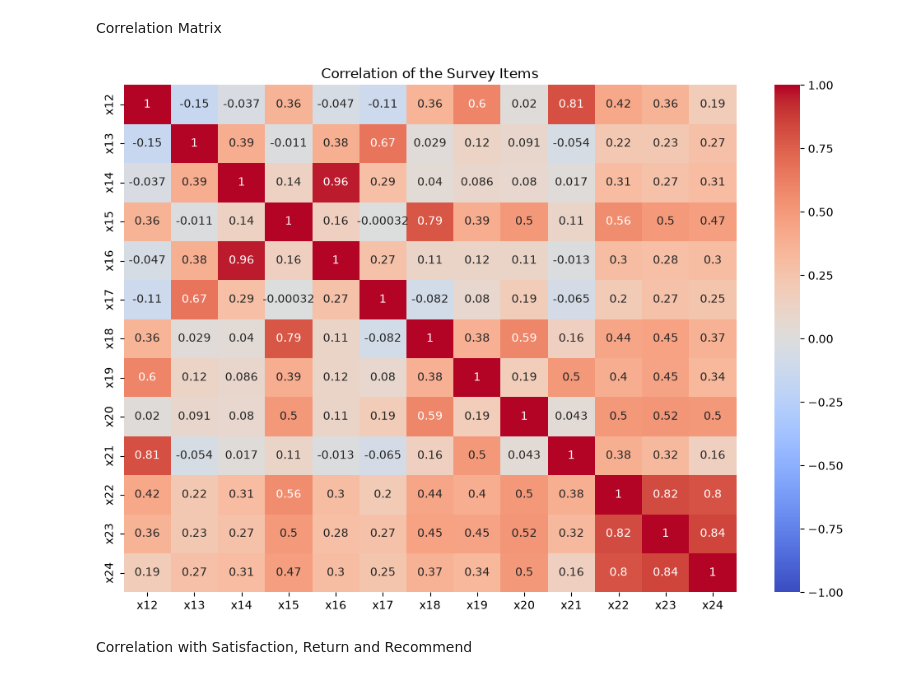
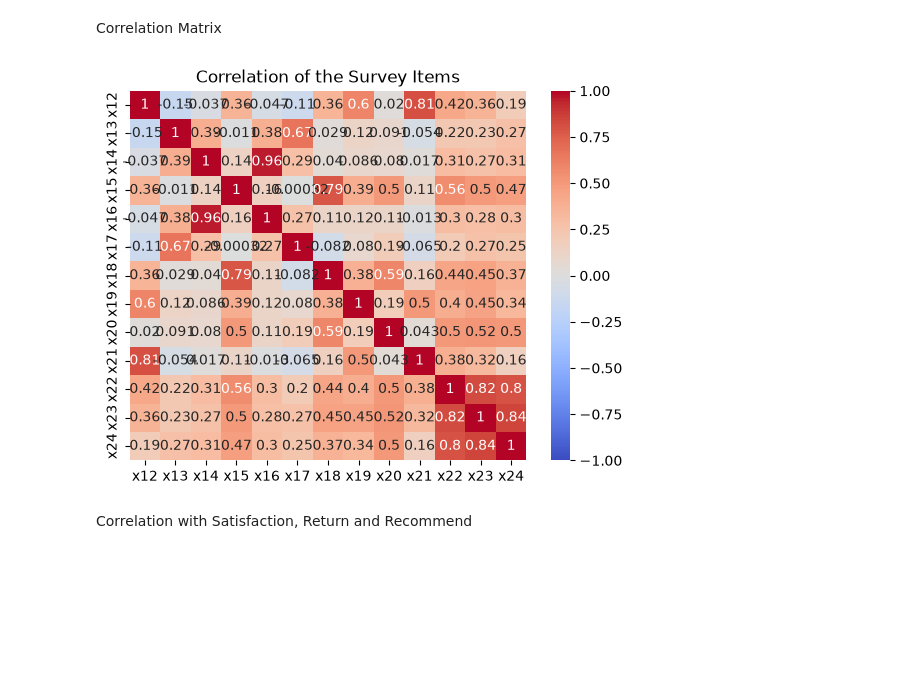
Before and after one commit to Dawngend/School-Works, a Jupyter notebook: Statistical Analysis and Modeling/PAMESA - M2-Technical.ipynb, the cells around one changed output. Cells and saved outputs as stored; diff of their text form; code cells hidden in the pictures; blank space fills up the shorter version.

Commit message:
CS0073 M2: drop figsize from the heatmap
Co-Authored-By: Claude Opus 5.5 <noreply@anthropic.com>

```diff
--- a/Statistical Analysis and Modeling/PAMESA - M2-Technical.ipynb
+++ b/Statistical Analysis and Modeling/PAMESA - M2-Technical.ipynb
@@ -95,12 +95,11 @@ Correlation Matrix
 # %%
 corr = df.drop(columns="id").corr()
 
-plt.figure(figsize=(12, 8))
 sns.heatmap(corr, annot=True, cmap="coolwarm", vmin=-1, vmax=1)
 plt.title("Correlation of the Survey Items")
 plt.show()
 # %% [output]
-[figure, old version]
+[figure, new version]
 # %% [markdown]
 Correlation with Satisfaction, Return and Recommend
 # %%
```
